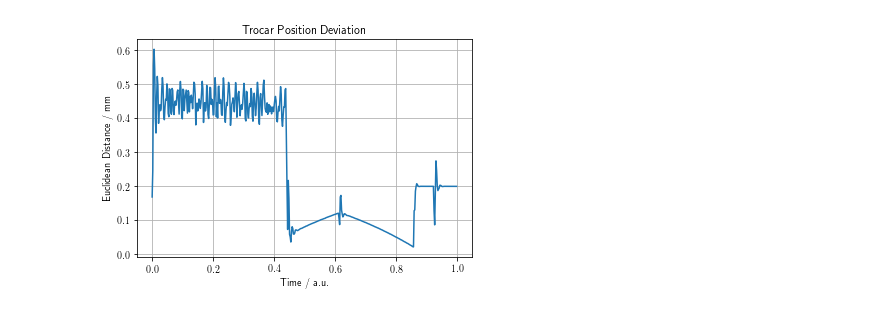
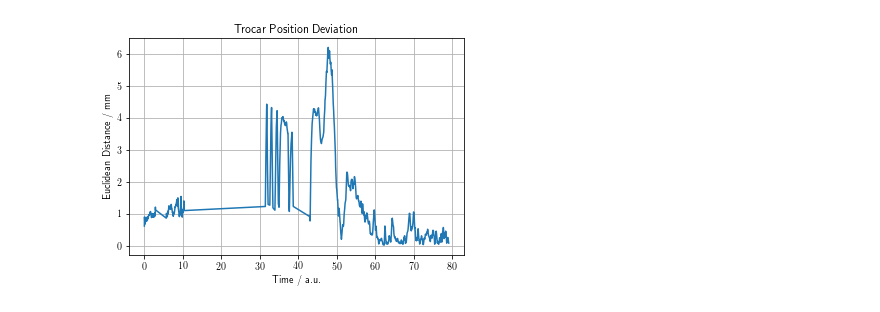
Before and after one commit to RViMLab/h_rcm_vs_ws, a Jupyter notebook: src/rcm_eval/notebooks/rcm_eval.ipynb, the cells around one changed output. Drawn from its saved outputs; the diff is of its cells as text; code cells hidden in the pictures.

```diff
--- a/src/rcm_eval/notebooks/rcm_eval.ipynb
+++ b/src/rcm_eval/notebooks/rcm_eval.ipynb
@@ -34,12 +49,12 @@ plt.savefig('visual_error.pdf')
 # %%
-df_fb = pd.read_pickle('../data/h_rcm_vs_feedback.pkl')
+df_fb = pd.read_csv('../data/h_gen_endoscopy_stored_views/exports/h_rcm_vs_feedback.csv')
+df_fb.time = df_fb.time.apply(lambda x: x - df_fb.time.iloc[0])
+
 
 # compute euclidean distance on trocar position error
-df_fb['p_trocar_error_euclidean_distance'] = df_fb['rcmFeedback'].apply(
-    lambda x:
-        np.linalg.norm(np.array([x.errors.p_trocar.position.x, x.errors.p_trocar.position.y, x.errors.p_trocar.position.z])*1.e3)
+df_fb['p_trocar_error_euclidean_distance'] = np.linalg.norm(
+    np.array([df_fb['errors.p_trocar.position.x'], df_fb['errors.p_trocar.position.y'], df_fb['errors.p_trocar.position.z']])*1.e3, axis=0
 )
 
-print(df_fb['rcmFeedback'][0])
 df_fb
 # %% [output]
@@ -84,14 +74,10 @@ errors:
 # %%
-idx = df_fb.index.astype(float)
-plt.plot(idx/len(df_fb), df_fb.p_trocar_error_euclidean_distance)
+plt.plot(df_fb.time, df_fb.p_trocar_error_euclidean_distance)
 plt.title('Trocar Position Deviation')
 plt.xlabel('Time / a.u.')
 plt.ylabel('Euclidean Distance / mm')
 plt.grid()
-# plt.show()
-plt.savefig('trocar_position_deviation.pdf')
-
-# fig = px.line(df_fb, x=df_fb.index, y='p_trocar_error_eucledian_norm')
-# fig.show()
+plt.show()
+# plt.savefig('trocar_position_deviation.pdf')
 # %% [output]
-[figure, old version]
+[figure, new version]
```
Also changed, not shown: parts of 14 cells of this notebook.
